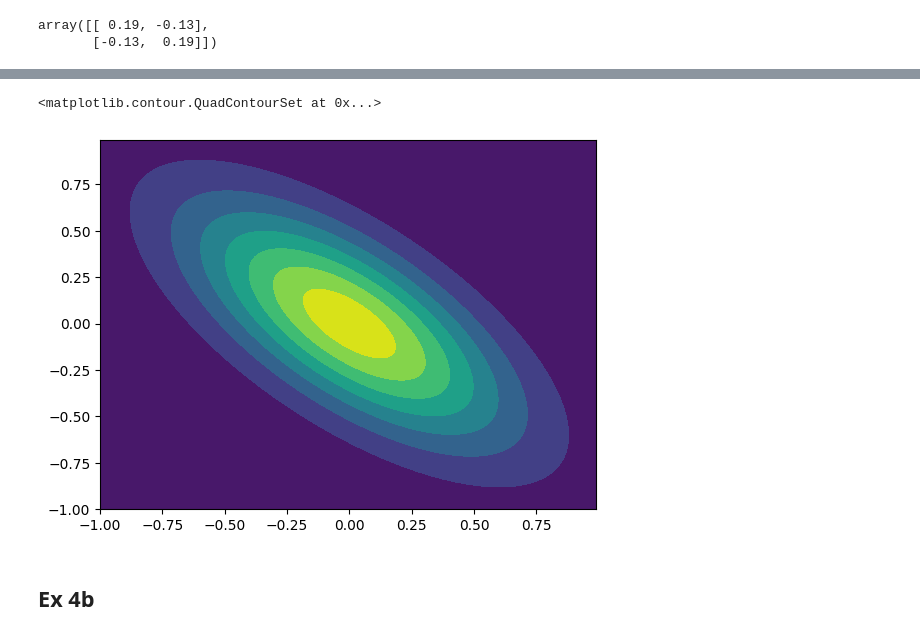
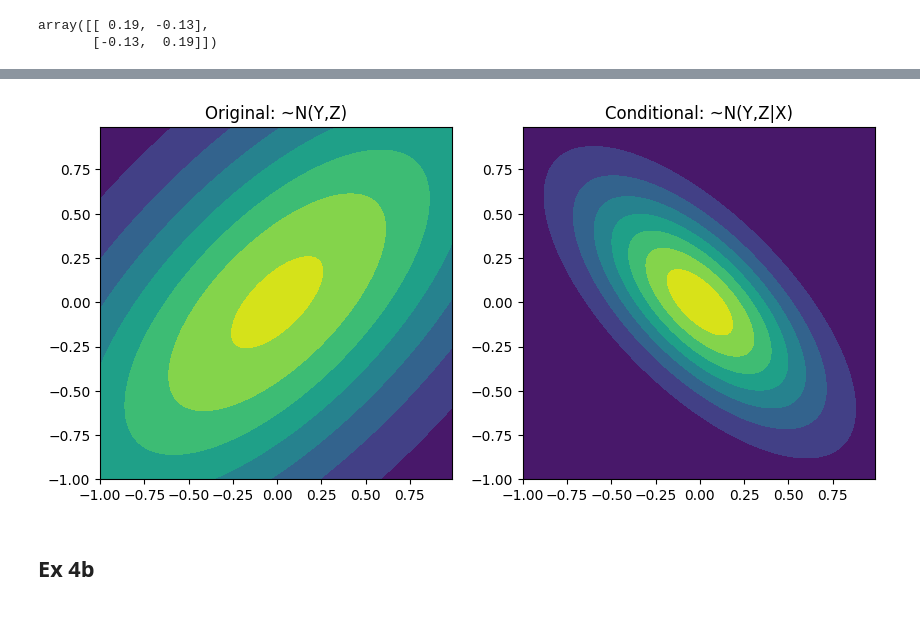
Before and after one commit to TiagoCAAmorim/causal_inference, a Jupyter notebook: Lista 01/Lista1.ipynb, the cells around one changed output, grey strips where cells are left out. Cells and saved outputs as stored; diff of their text form; code cells hidden in the pictures.

```diff
--- a/Lista 01/Lista1.ipynb
+++ b/Lista 01/Lista1.ipynb
@@ -60,13 +47,23 @@ ax2.contourf(x, y, rv.pdf(pos))
-# %%
-x, y = np.mgrid[-1:1:.01, -1:1:.01]
-pos = np.dstack((x, y))
-rv = multivariate_normal(mean_cond, covariance_matrix_cond)
-fig2 = plt.figure()
-ax2 = fig2.add_subplot(111)
-ax2.contourf(x, y, rv.pdf(pos))
-# %% [output]
-<matplotlib.contour.QuadContourSet at 0x...>
-[figure, removed]
+# %%
+x, y = np.mgrid[-1:1:.01, -1:1:.01]
+pos = np.dstack((x, y))
+
+rv1 = multivariate_normal(mean[1:], covariance_matrix[1:,1:])
+rv2 = multivariate_normal(mean_cond, covariance_matrix_cond)
+
+fig, axs = plt.subplots(1, 2, figsize=(10, 5))
+
+axs[0].contourf(x, y, rv1.pdf(pos))
+axs[0].set_title('Original: ~N(Y,Z)')
+axs[0].set_aspect('equal', adjustable='box')
+
+axs[1].contourf(x, y, rv2.pdf(pos))
+axs[1].set_title('Conditional: ~N(Y,Z|X)')
+axs[1].set_aspect('equal', adjustable='box')
+
+plt.show()
+# %% [output]
+[figure, added]
 # %% [markdown]
 ## Ex 4b
 # %%
```
Also changed, not shown: parts of 17 cells of this notebook, 2 other files.
